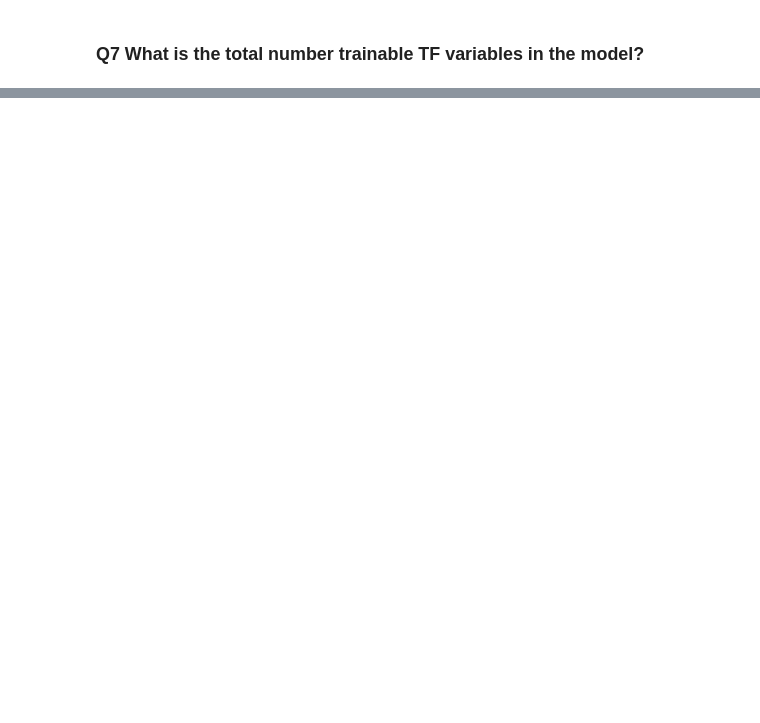
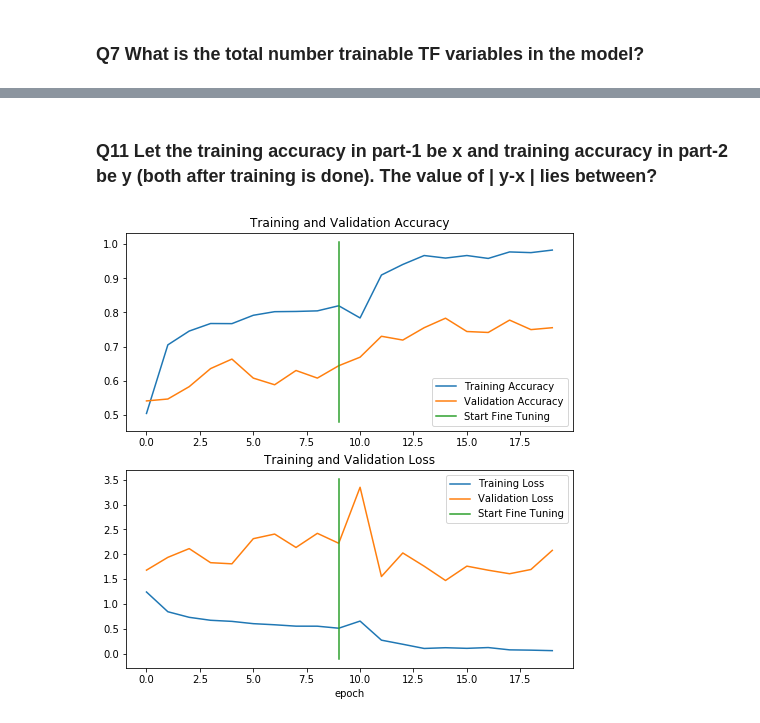
Before and after one commit to rahiakela/practical-machine-learning-with-tensorflow, a Jupyter notebook: assignment_5_transfer_learning.ipynb, the cells around one changed output, grey strips where cells are left out. Saved outputs shown, nothing was run; the diff lists cells and outputs as text; code cells hidden in the pictures; blank space fills up the shorter version.

```diff
--- a/assignment_5_transfer_learning.ipynb
+++ b/assignment_5_transfer_learning.ipynb
@@ -202,0 +249,2 @@ _________________________________________________________________
+# %%
+history = model.fit(train_batches, epochs=10, validation_data=validation_batches)
@@ -202,0 +339,4 @@ _________________________________________________________________
+# %%
+model.compile(optimizer = 'adam',
+              loss='sparse_categorical_crossentropy',
+              metrics=['accuracy'])
@@ -202,0 +368,8 @@ _________________________________________________________________
+# %%
+initial_epochs=10
+total_epochs = initial_epochs + 10
+
+history_fine = model.fit(train_batches,
+                         epochs=total_epochs,
+                         initial_epoch = initial_epochs,
+                         validation_data=validation_batches)
@@ -202,0 +397,28 @@ _________________________________________________________________
+# %% [markdown]
+### Q11 Let the training accuracy in part-1 be x and training accuracy in part-2 be y (both after training is done). The value of | y-x | lies between?
+# %%
+acc += history_fine.history['accuracy']
+val_acc += history_fine.history['val_accuracy']
+loss += history_fine.history['loss']
+val_loss += history_fine.history['val_loss']
+# %%
+plt.figure(figsize=(8, 8))
+plt.subplot(2, 1, 1)
+plt.plot(acc, label='Training Accuracy')
+plt.plot(val_acc, label='Validation Accuracy')
+plt.plot([initial_epochs-1,initial_epochs-1],
+          plt.ylim(), label='Start Fine Tuning')
+plt.legend(loc='lower right')
+plt.title('Training and Validation Accuracy')
+
+plt.subplot(2, 1, 2)
+plt.plot(loss, label='Training Loss')
+plt.plot(val_loss, label='Validation Loss')
+plt.plot([initial_epochs-1,initial_epochs-1],
+         plt.ylim(), label='Start Fine Tuning')
+plt.legend(loc='upper right')
+plt.title('Training and Validation Loss')
+plt.xlabel('epoch')
+plt.show()
+# %% [output]
+[figure, added]
```
Also changed, not shown: parts of 28 cells of this notebook.
